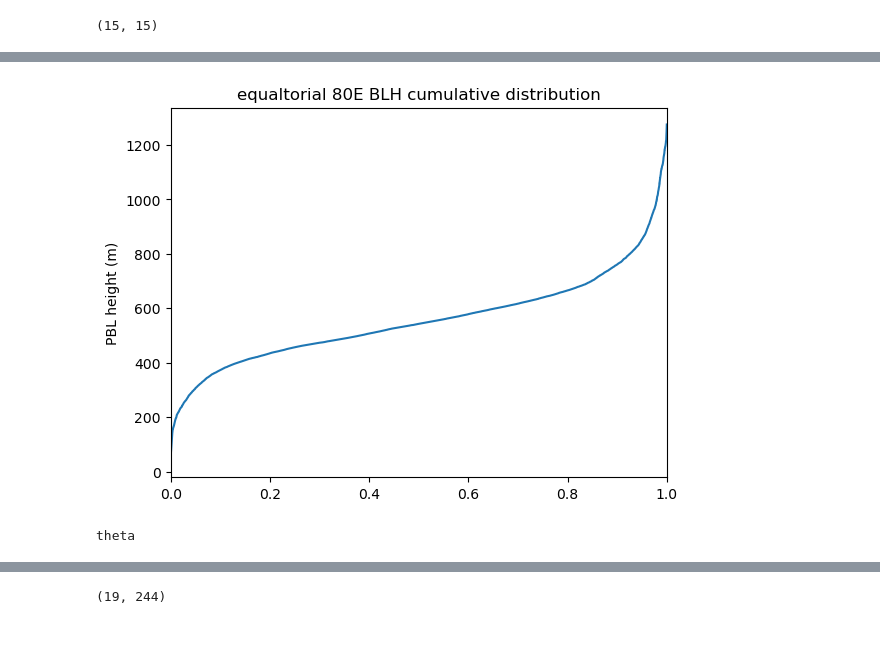
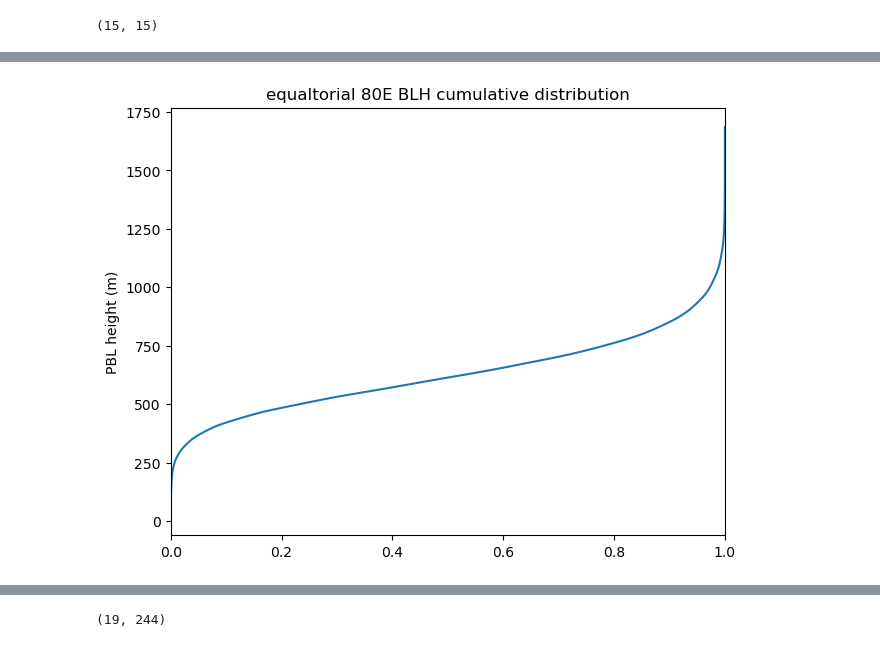
Before and after one commit to deszoeke/cmip6, a Jupyter notebook: era5/era5_mjo_vert.ipynb, the cells around one changed output, grey strips where cells are left out. Drawn from its saved outputs; the diff is of its cells as text; code cells hidden in the pictures.

```diff
--- a/era5/era5_mjo_vert.ipynb
+++ b/era5/era5_mjo_vert.ipynb
@@ -12,4 +44,6 @@ using PyPlot
 # %%
+# helper functions for plotting
+
 "dt2mt(dt) Date to matplotlib date."
 dt2mt(dt::Date) = Dates.value(dt) # value in days
 
@@ -17,12 +51,29 @@ dt2mt(dt::Date) = Dates.value(dt) # value in days
 dt2mt(dt::DateTime) = Dates.value(dt)/86400000 # value in milliseconds -> days
 
 # wrap PyPlot methods to handle julia Dates in the first argument/coordinate
-plot(dt::Date, varargs...) = plot(dt2mt(dt), varargs...)
-plot(dt::DateTime, varargs...) = plot(dt2mt(dt), varargs...)
-contour(dt::Date, varargs...) = contour(dt2mt(dt), varargs...)
-contour(dt::DateTime, varargs...) = contour(dt2mt(dt), varargs...)
-contourf(dt::Date, varargs...) = contour(dt2mt(dt), varargs...)
-contourf(dt::DateTime, varargs...) = contour(dt2mt(dt), varargs...)
-pcolormesh(dt::Date, varargs...) = contour(dt2mt(dt), varargs...)
-pcolormesh(dt::DateTime, varargs...) = contour(dt2mt(dt), varargs...)
+# !! breaks some plotting dispatch !!
+# plot(dt::Date, varargs...) = plot(dt2mt(dt), varargs...)
+# plot(dt::DateTime, varargs...) = plot(dt2mt(dt), varargs...)
+# contour(dt::Date, varargs...) = contour(dt2mt(dt), varargs...)
+# contour(dt::DateTime, varargs...) = contour(dt2mt(dt), varargs...)
+# contourf(dt::Date, varargs...) = contour(dt2mt(dt), varargs...)
+# contourf(dt::DateTime, varargs...) = contour(dt2mt(dt), varargs...)
+# pcolormesh(dt::Date, varargs...) = contour(dt2mt(dt), varargs...)
+# pcolormesh(dt::DateTime, varargs...) = contour(dt2mt(dt), varargs...)
+
+"m2n(x) replace missing with NaN"
+m2n(x) = ismissing(x) ? NaN : x
+
+"plotcdf(x) plot CDF of x by sorting."
+function plotcdf(x; kwargs...)
+    y = sort(filter(isfinite,skipmissing(x[:])))
+    n = length(y)
+    plot(collect(1:n)/n, y; kwargs...)
+end
+
+"anomaly shortcut"
+anom(x; dims) = x .- mean(x; dims=dims)
+
+"pd short for permutedims"
+pd = permutedims
 # %% [output]
@@ -160,23 +216,12 @@ gcf()
 # %%
-plotcdf(x; kwargs...) = plot((1:length(x))/length(x), sort(x); kwargs...)
-
-#cumulative distribution of BLH
+# plot cumulative distribution of BLH
 clf()
-# plot(sort(blh[:blh][i80,jeq,:][:]))
-plotcdf(blh[:blh][i80,jeq,:][:])
+plotcdf(blh[:blh][i80,jeq,:])
 xlim([0, 1])
 ylabel("PBL height (m)")
 title("equaltorial 80E BLH cumulative distribution")
 savefig("pblh_cdf.png")
 gcf()
 # %% [output]
-[figure, old version]
+[figure, new version]
-# %%
-"potential temperature theta(T,p) T Kelvin, p hPa"
-theta(t,p; abszerot=0.0, pref=1.0e3) = (t-abszerot) * (pref/p)^0.287
-
-# prealloc saves no time
-# erath = zeros(size(erat))
-# %% [output]
-theta
 # %%
```
Also changed, not shown: parts of 14 cells of this notebook, 5 other files.
